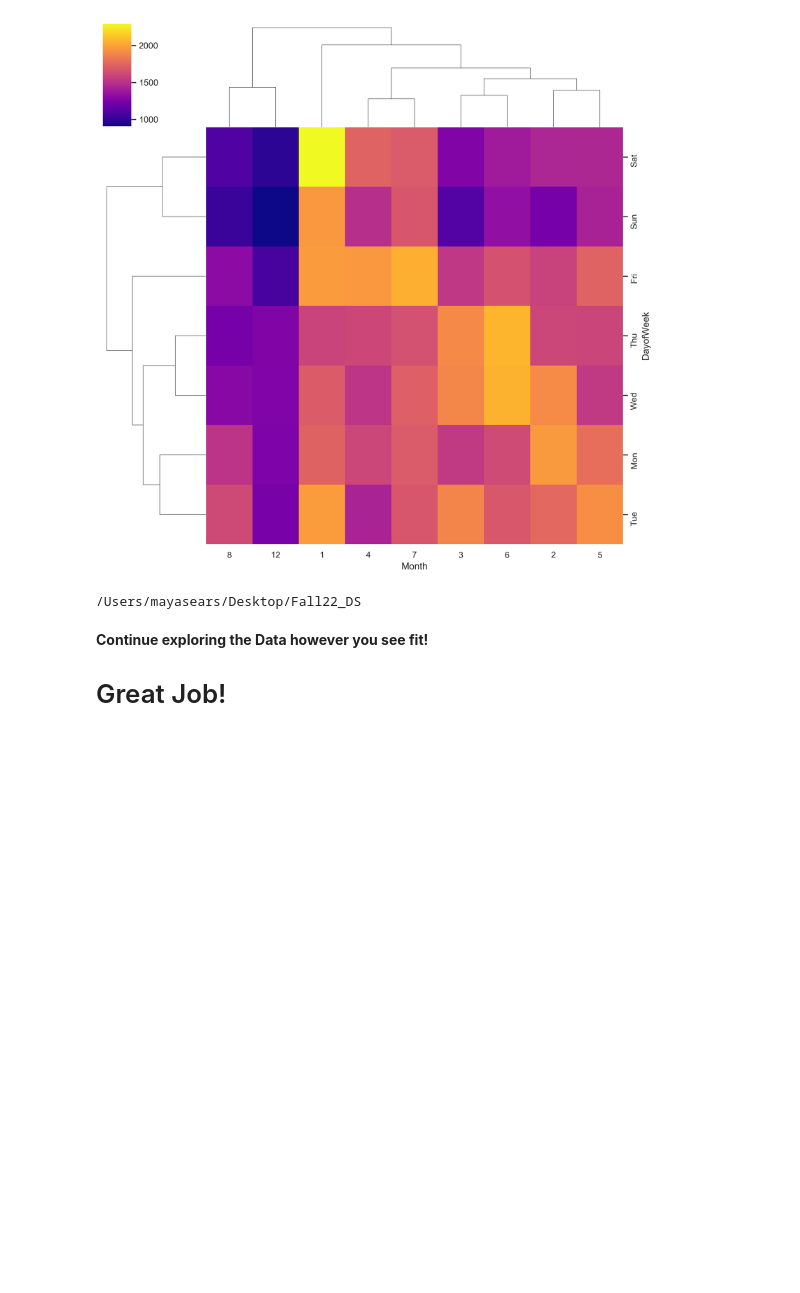
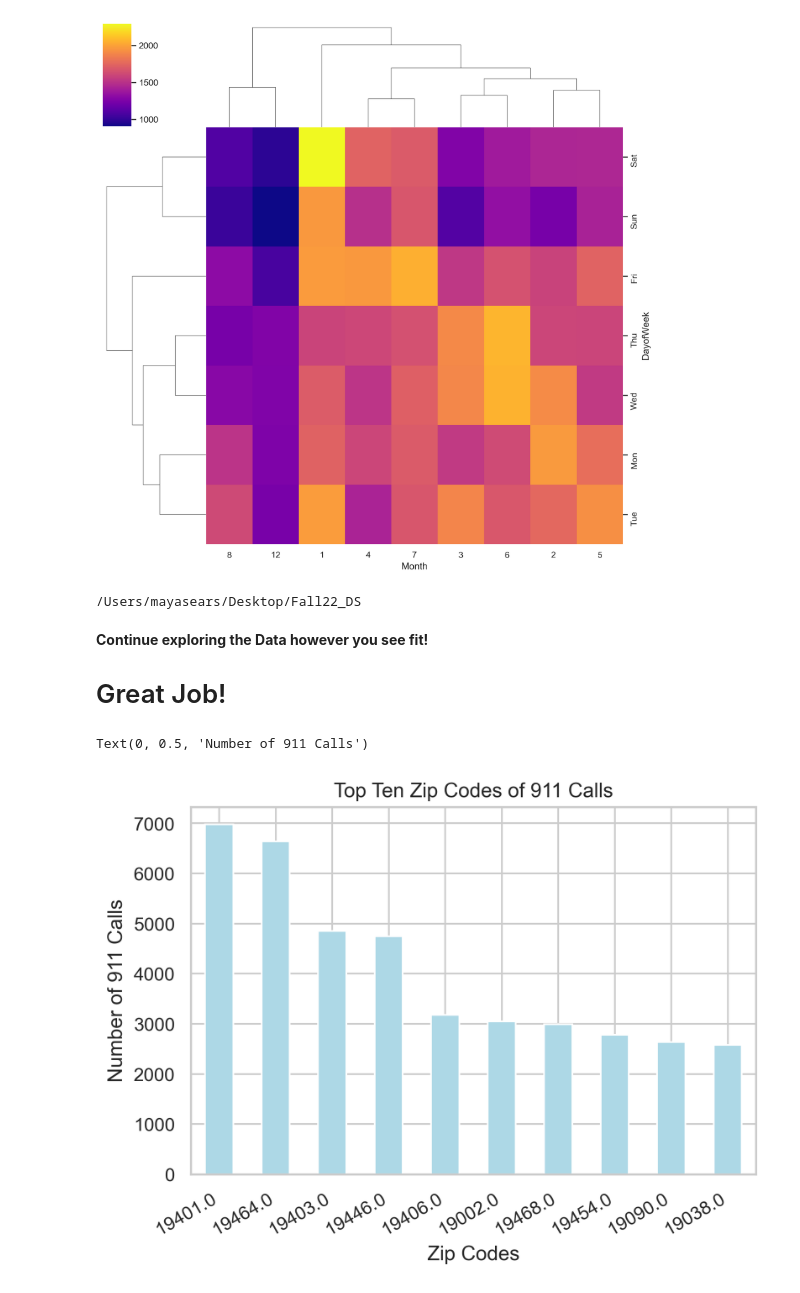
Before and after one commit to myamwalker/Project-2, a Jupyter notebook: 01-911 Calls Data Capstone Project.ipynb, the cells around one changed output. Cells and saved outputs as stored; diff of their text form; code cells hidden in the pictures; blank space fills up the shorter version.

Commit message:
Add files via upload
Final Push + Personal Graph

```diff
--- a/01-911 Calls Data Capstone Project.ipynb
+++ b/01-911 Calls Data Capstone Project.ipynb
@@ -377,0 +380,14 @@ sns.clustermap(heatmap_df_month, cmap='plasma');
+# %%
+sns.set_theme(style="whitegrid")
+bottom_zip = df['zip'].value_counts()
+bottom_10_zip = bottom_zip.head(10)
+bottom_10_zip.plot(kind = 'bar', color='lightblue')
+plt.plot()
+
+plt.xticks(rotation = 30, ha='right')
+plt.title("Top Ten Zip Codes of 911 Calls")
+plt.xlabel("Zip Codes")
+plt.ylabel("Number of 911 Calls")
+# %% [output]
+Text(0, 0.5, 'Number of 911 Calls')
+[figure, added]
```
Also changed, not shown: parts of 4 cells of this notebook.
